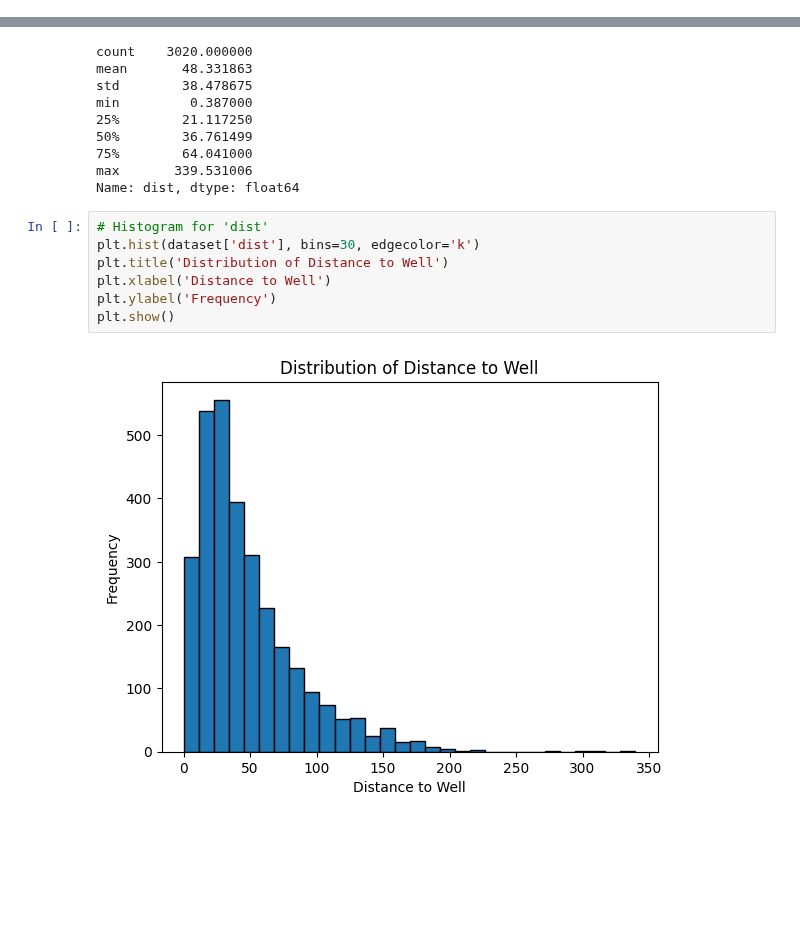
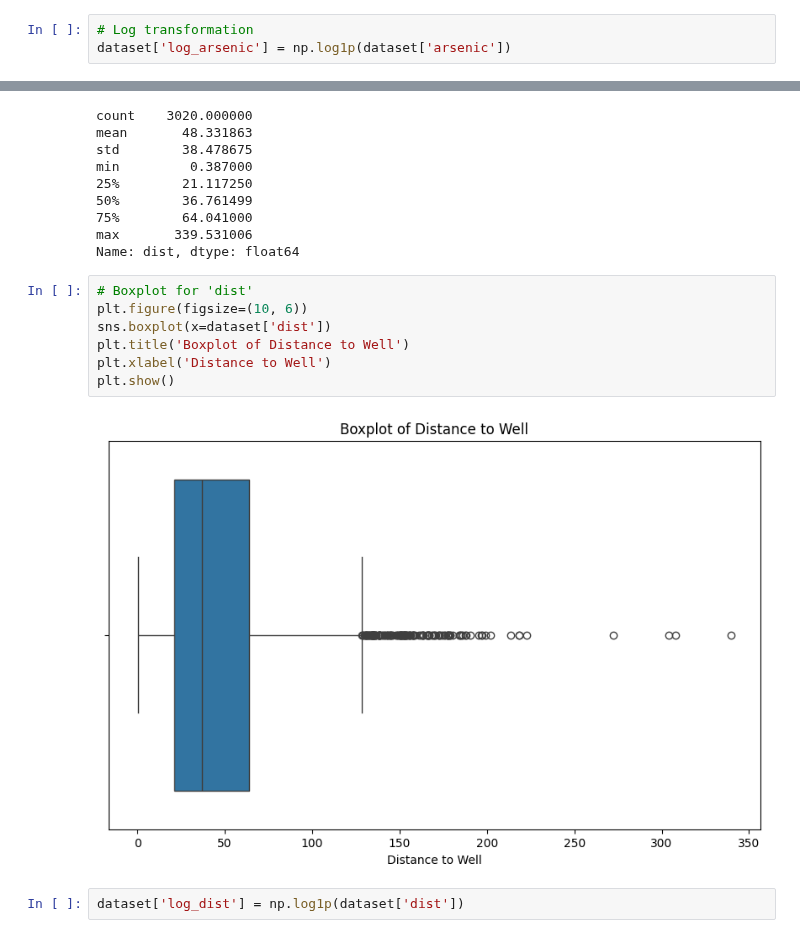
Before and after one commit to Darknight47/Data-Science-Project-01, a Jupyter notebook: logistic_regression.ipynb, the cells around one changed output, grey strips where cells are left out. Cells and saved outputs as stored; diff of their text form; blank space fills up the shorter version.

```diff
--- a/logistic_regression.ipynb
+++ b/logistic_regression.ipynb
@@ -94,0 +95,3 @@ plt.show()
+# %%
+# Log transformation
+dataset['log_arsenic'] = np.log1p(dataset['arsenic'])
@@ -107,11 +121,13 @@ min         0.387000
 max       339.531006
 Name: dist, dtype: float64
 # %%
-# Histogram for 'dist'
-plt.hist(dataset['dist'], bins=30, edgecolor='k')
-plt.title('Distribution of Distance to Well')
+# Boxplot for 'dist'
+plt.figure(figsize=(10, 6))
+sns.boxplot(x=dataset['dist'])
+plt.title('Boxplot of Distance to Well')
 plt.xlabel('Distance to Well')
-plt.ylabel('Frequency')
 plt.show()
 # %% [output]
-[figure, old version]
+[figure, new version]
+# %%
+dataset['log_dist'] = np.log1p(dataset['dist'])
```
Also changed, not shown: parts of 6 cells of this notebook.
